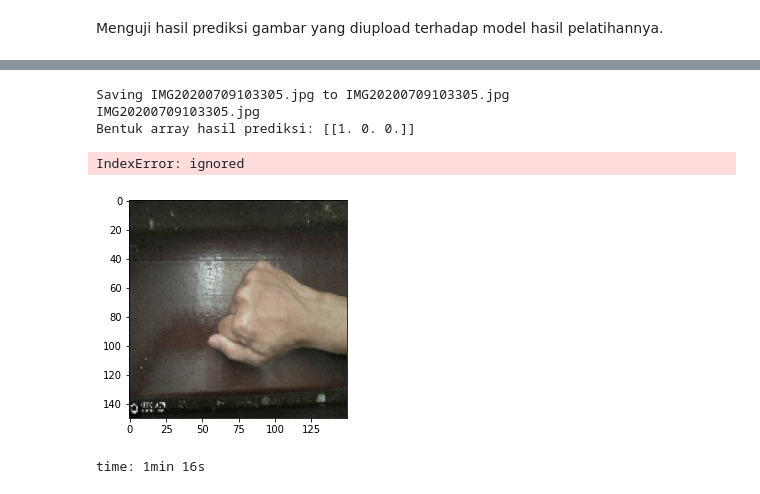
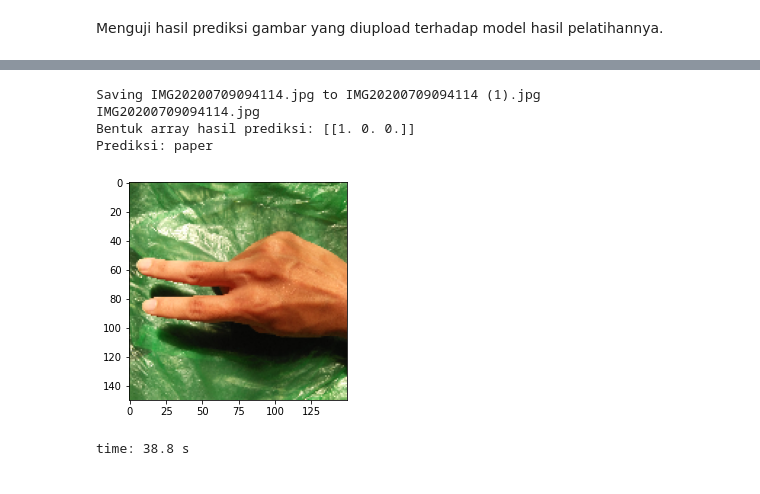
Before and after one commit to Vidi005/Klasifikasi-Game-Suit-Gunting-Kertas-Batu, a Jupyter notebook: Submission_Machine_Learning_Pemula_Dicoding.ipynb, the cells around one changed output, grey strips where cells are left out. Drawn from its saved outputs; the diff is of its cells as text; code cells hidden in the pictures.

```diff
--- a/Submission_Machine_Learning_Pemula_Dicoding.ipynb
+++ b/Submission_Machine_Learning_Pemula_Dicoding.ipynb
@@ -254,36 +254,36 @@ import matplotlib.image as mpimg
 from google.colab import files
 from keras.preprocessing import image
 import matplotlib.pyplot as plt
 %matplotlib inline
 from keras.preprocessing.image import img_to_array, array_to_img
 
 uploaded = files.upload()
 
 for fn in uploaded.keys():
 
   path = fn
   img = image.load_img(path, target_size=(150,150))
   imgplot = plt.imshow(img)
   x = image.img_to_array(img)
   x = np.expand_dims(x, axis=0)
 
   images = np.vstack([x])
   classes = model.predict(images, batch_size=10)
-  result = np.argmax(classes)
+  result = np.argmax(classes, axis=1)
 
   print(fn)
   print("Bentuk array hasil prediksi:", classes)
   if result[0]==0:
     print("Prediksi: paper")
   elif result[0]==1:
     print("Prediksi: rock")
   else:
     print("Prediksi: scissors")
 # %% [output]
 [interactive output not drawn]
-Saving IMG20200709103305.jpg to IMG20200709103305.jpg
-IMG20200709103305.jpg
+Saving IMG20200709094114.jpg to IMG20200709094114 (1).jpg
+IMG20200709094114.jpg
 Bentuk array hasil prediksi: [[1. 0. 0.]]
+Prediksi: paper
+[figure, new version]
-IndexError: ignored
+time: 38.8 s
-[figure, old version]
-time: 1min 16s
```
